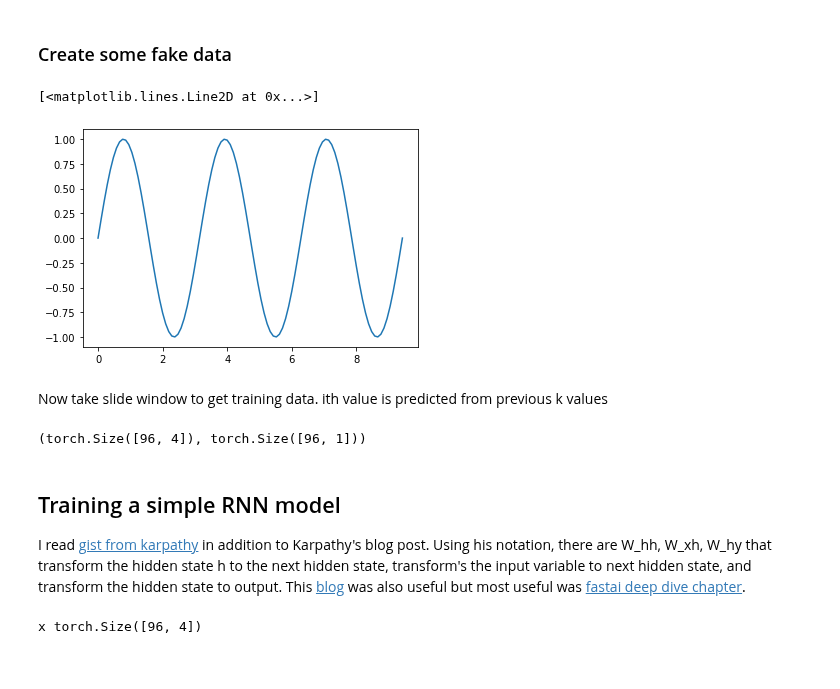
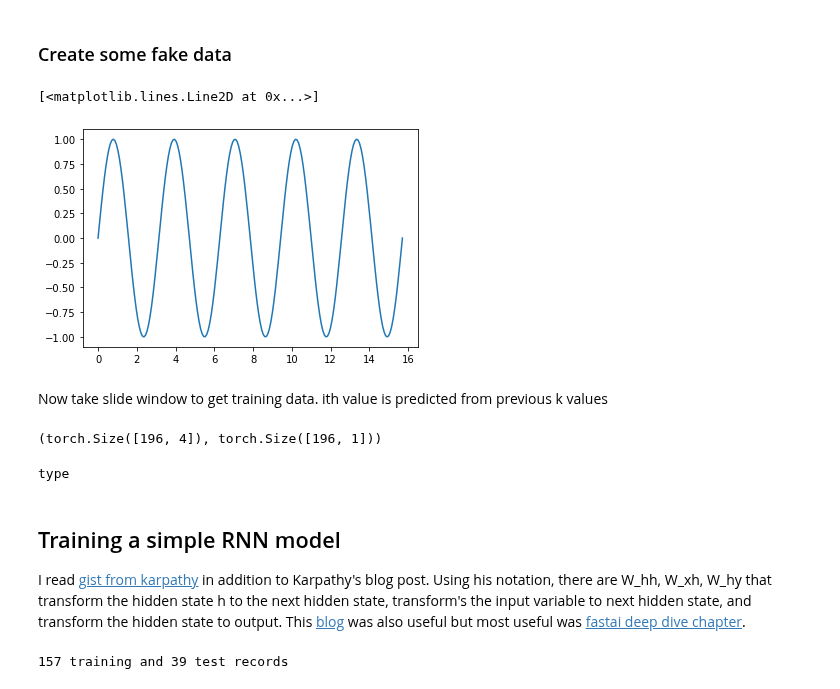
Before and after one commit to parrt/playdl, a Jupyter notebook: notebooks/RNN.ipynb, the cells around one changed output. Cells and saved outputs as stored; diff of their text form; code cells hidden in the pictures.

```diff
--- a/notebooks/RNN.ipynb
+++ b/notebooks/RNN.ipynb
@@ -103,14 +102,15 @@ Let's build an RNN for a known and obvious signal like a sine wave so we don't h
 # %% [markdown]
 ### Create some fake data
 # %%
-timesteps = 100
+timesteps = 200
+ncycles=5
 
-x = np.linspace(0,3*np.pi,timesteps)
+x = np.linspace(0,ncycles*np.pi,timesteps)
 siny = np.sin(2*x)
 plt.plot(x,siny)
 # %% [output]
 [<matplotlib.lines.Line2D at 0x...>]
-[figure, old version]
+[figure, new version]
 # %% [markdown]
 Now take slide window to get training data. ith value is predicted from previous k values
 # %%
@@ -124,7 +124,11 @@ X = torch.tensor(X).to(device)
 y = torch.tensor(y).reshape(-1,1).to(device)
 X.shape, y.shape
 # %% [output]
-(torch.Size([96, 4]), torch.Size([96, 1]))
+(torch.Size([196, 4]), torch.Size([196, 1]))
+# %%
+type(nn.MSELoss)
+# %% [output]
+type
 # %% [markdown]
 ## Training a simple RNN model
 
@@ -166,8 +166,10 @@ class RNN(nn.Module):
 X_train, X_valid, y_train, y_valid = train_test_split(X, y, 0.20)
 # %%
 # test model
-rnn = RNN().to(device)
+rnn = RNN(input_features=k).to(device)
 y_pred = rnn(torch.tensor(X,device=device)).detach().cpu()
-# %% [output]
-x torch.Size([96, 4])
+# %%
+print(f"{len(X_train)} training and {len(X_valid)} test records")
+# %% [output]
+157 training and 39 test records
 # %%
```
Also changed, not shown: parts of 6 cells of this notebook.
